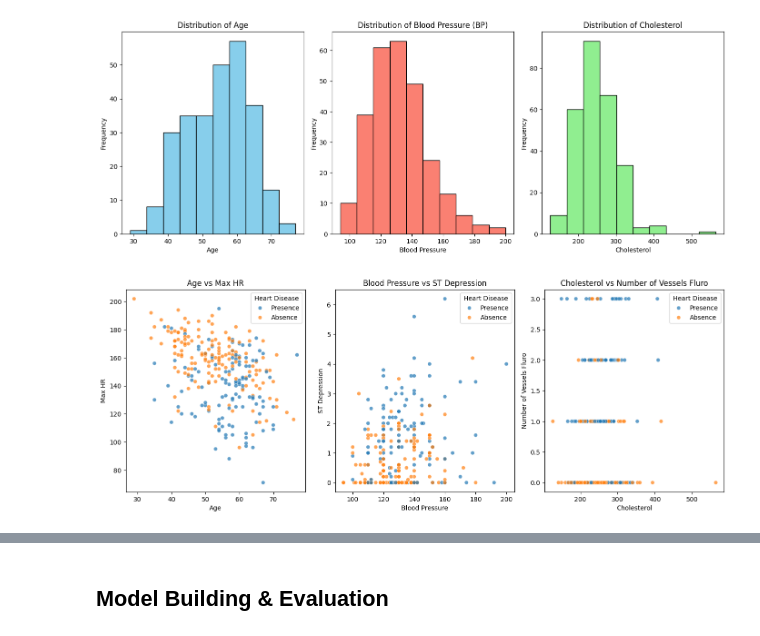
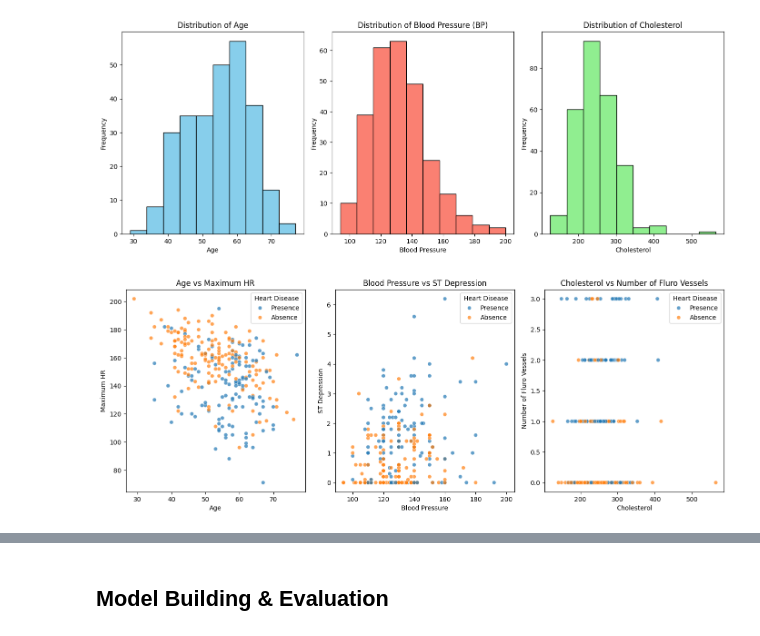
Before and after one commit to Ganeshreddyv123/Advanced-Computer-Science-Masters-Project, a Jupyter notebook: Ganesh_Heart_Disease_Prediction.ipynb, the cells around one changed output, grey strips where cells are left out. Drawn from its saved outputs; the diff is of its cells as text; code cells hidden in the pictures.

```diff
--- a/Ganesh_Heart_Disease_Prediction.ipynb
+++ b/Ganesh_Heart_Disease_Prediction.ipynb
@@ -17,7 +17,7 @@ import matplotlib.pyplot as plt
 # %% [markdown]
 ## Loading the Dataset
 # %%
-heart_data = pd.read_csv('/content/drive/MyDrive/Colab Notebooks/heart.csv')
+heart_data = pd.read_csv('/content/drive/MyDrive/Colab Notebooks/heart_dataset.csv')
 # %% [markdown]
 ## Data Preprocessing
 # %%
@@ -122,28 +122,28 @@ plt.show()
 # %%
 plt.figure(figsize=(14, 10))
 
 plt.subplot(2, 3, 1)
-sns.scatterplot(x = 'Age', y = 'Max HR', hue = "Heart Disease", data = heart_data, alpha=0.7, color='purple')
-plt.title("Age vs Max HR")
+sns.scatterplot(x = 'Age', y = 'Maximum HR', hue = "Heart Disease", data = heart_data, alpha=0.7, color='purple')
+plt.title("Age vs Maximum HR")
 plt.xlabel("Age")
-plt.ylabel("Max HR")
+plt.ylabel("Maximum HR")
 
 
 plt.subplot(2, 3, 2)
-sns.scatterplot(x = 'BP', y  = 'ST depression', data = heart_data,hue = "Heart Disease", alpha=0.7, color='orange')
+sns.scatterplot(x = 'Blood Pressure', y  = 'ST Depression', data = heart_data,hue = "Heart Disease", alpha=0.7, color='orange')
 plt.title("Blood Pressure vs ST Depression")
 plt.xlabel("Blood Pressure")
 plt.ylabel("ST Depression")
 
 plt.subplot(2, 3, 3)
-sns.scatterplot(x = 'Cholesterol', y = 'Number of vessels fluro', data = heart_data,hue = "Heart Disease", alpha=0.7, color='teal')
-plt.title("Cholesterol vs Number of Vessels Fluro")
+sns.scatterplot(x = 'Cholesterol', y = 'Number of Fluro Vessels', data = heart_data,hue = "Heart Disease", alpha=0.7, color='teal')
+plt.title("Cholesterol vs Number of Fluro Vessels")
 plt.xlabel("Cholesterol")
-plt.ylabel("Number of Vessels Fluro")
+plt.ylabel("Number of Fluro Vessels")
 
 
 plt.tight_layout()
 plt.show()
 # %% [output]
-[figure, old version]
+[figure, new version]
 # %%
```
Also changed, not shown: parts of 39 cells of this notebook.
